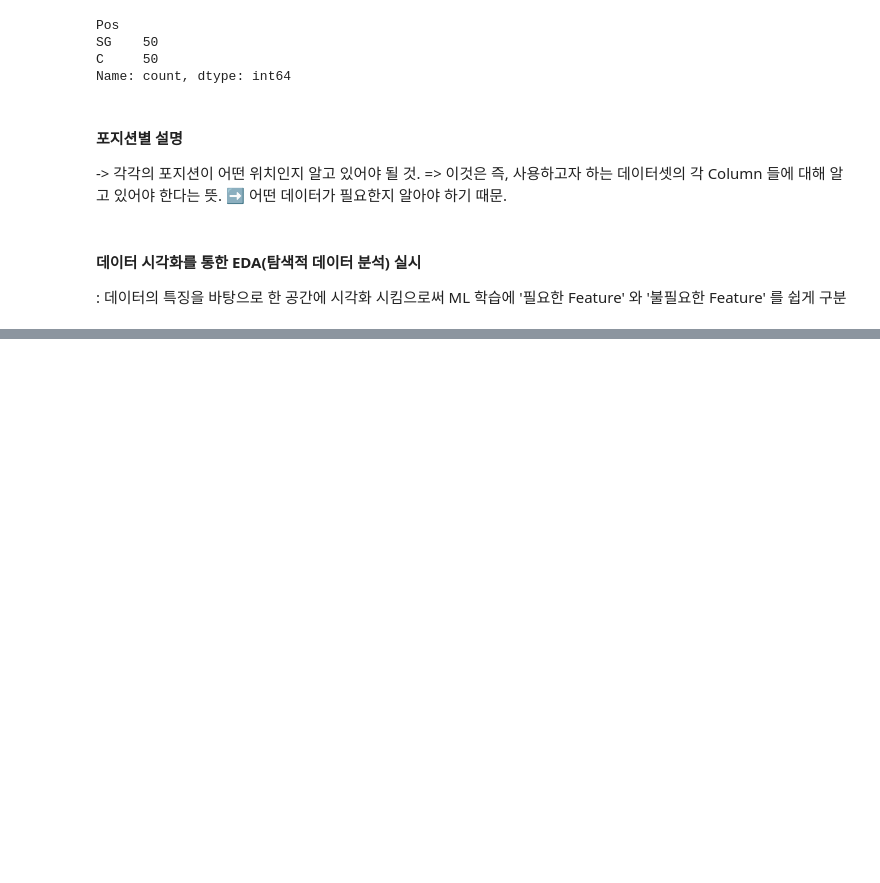
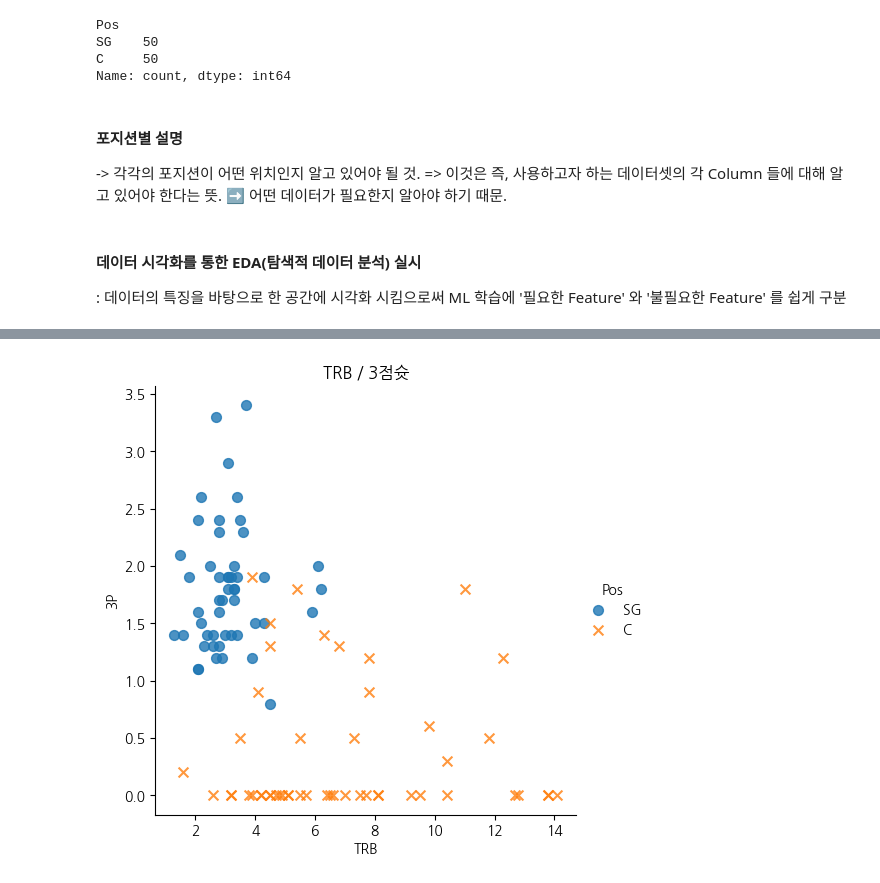
Before and after one commit to Sphen1sc1dae/MachineLearning, a Jupyter notebook: Note/10.ipynb, the cells around one changed output, grey strips where cells are left out. Drawn from its saved outputs; the diff is of its cells as text; code cells hidden in the pictures; blank space fills up the shorter version.

```diff
--- a/Note/10.ipynb
+++ b/Note/10.ipynb
@@ -56,0 +116,15 @@ Name: count, dtype: int64
+# %%
+sns.lmplot(
+    x = 'TRB',
+    y = '3P',
+    data = df,
+    fit_reg = False,
+    scatter_kws={'s':50}, # 좌표상 점의 크기
+    hue='Pos',
+    markers=['o', 'x']
+)
+
+plt.title('TRB / 3점슛')
+plt.show()
+# %% [output]
+[figure, added]
```
Also changed, not shown: parts of 17 cells of this notebook, 1 other file.
